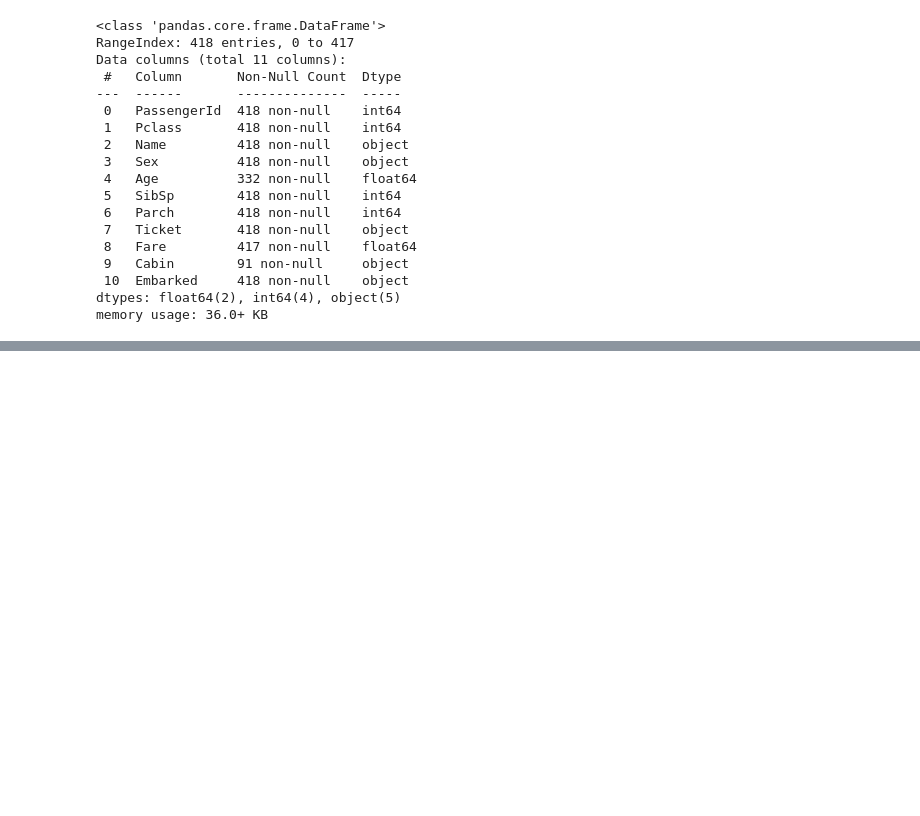
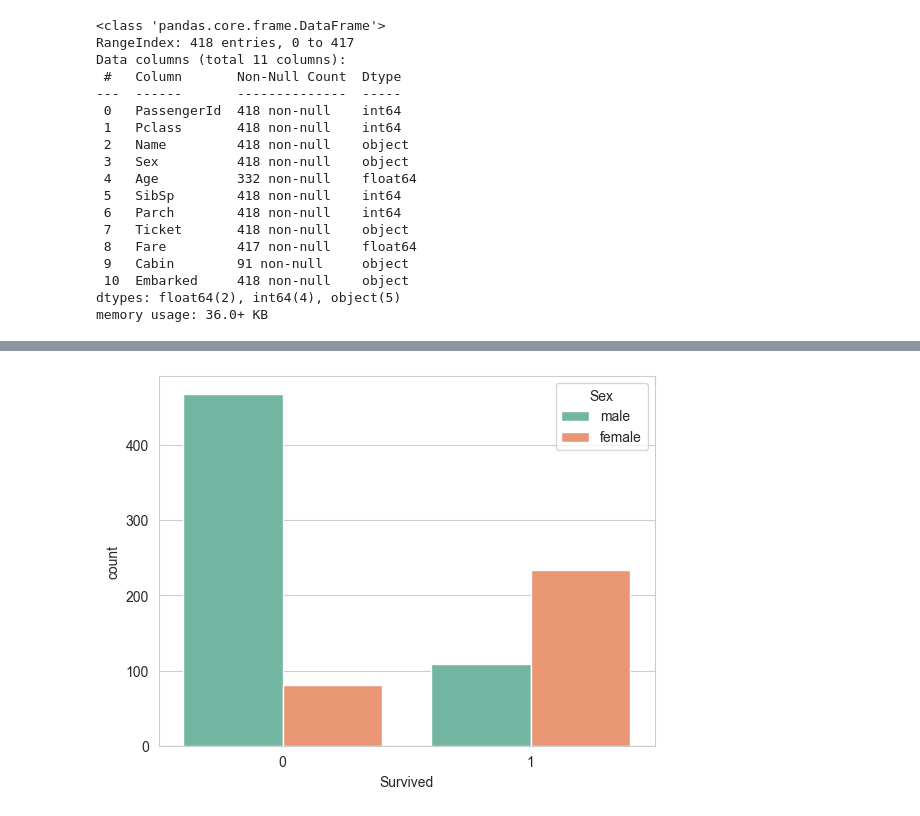
Before and after one commit to GridasovSasha/ML_classification_Titanic, a Jupyter notebook: main.ipynb, the cells around one changed output, grey strips where cells are left out. Cells and saved outputs as stored; diff of their text form; code cells hidden in the pictures; blank space fills up the shorter version.

```diff
--- a/main.ipynb
+++ b/main.ipynb
@@ -78,0 +91,5 @@ Name: Survived, dtype: int64
+# %%
+sns.countplot(data=train_df, x='Survived', hue='Sex')
+plt.show()
+# %% [output]
+[figure, added]
```
Also changed, not shown: parts of 12 cells of this notebook.
